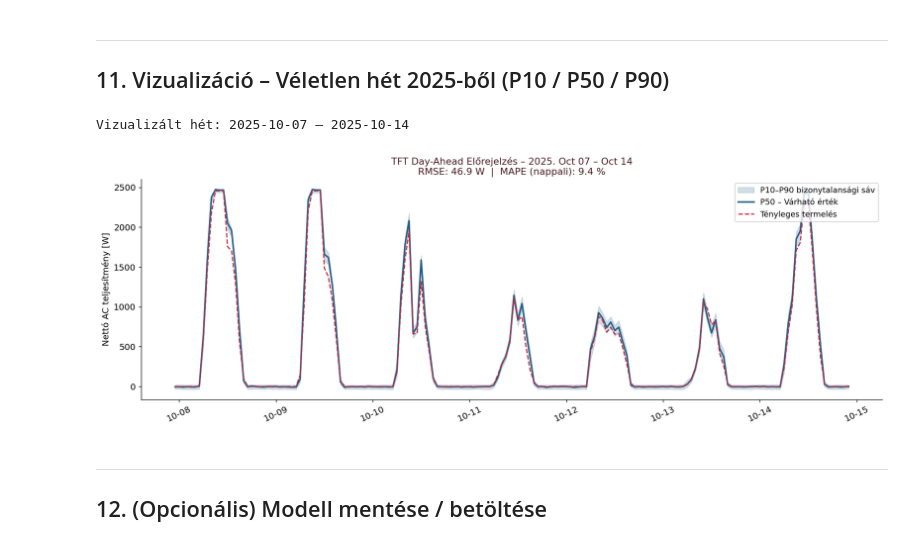
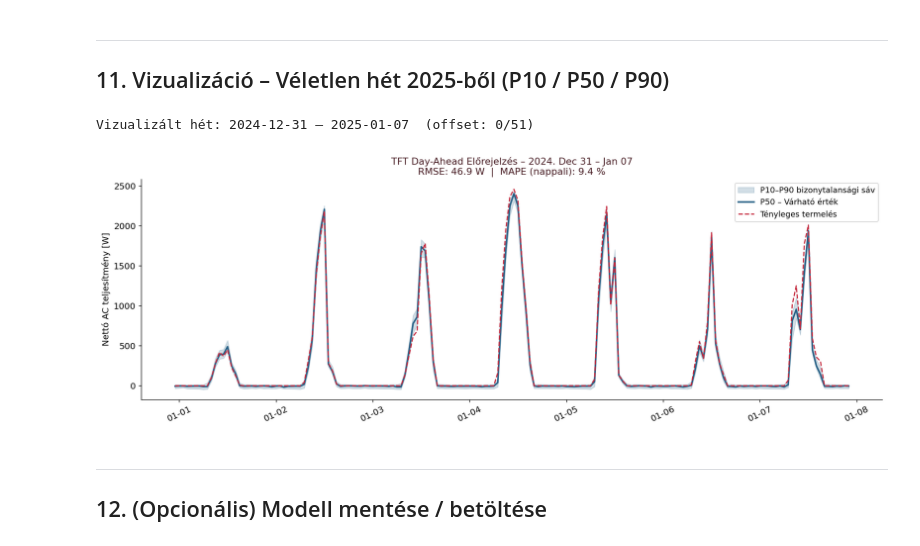
Before and after one commit to csabatatrai/solar-ml-pipeline, a Jupyter notebook: solar_ml_pipeline.ipynb, the cells around one changed output. Drawn from its saved outputs; the diff is of its cells as text; code cells hidden in the pictures.

```diff
--- a/solar_ml_pipeline.ipynb
+++ b/solar_ml_pipeline.ipynb
@@ -443,13 +490,16 @@ print("=" * 55)
 ---
 ## 11. Vizualizáció – Véletlen hét 2025-ből (P10 / P50 / P90)
 # %%
-# Véletlen hét kiválasztása 2025-ből (reprodukálható: seed=42)
-rng = random.Random(42)
-week_offset = rng.randint(0, 50)   # 0–50. hét
-week_start  = TEST_START_TS + pd.Timedelta(weeks=week_offset)
+# Véletlen hét kiválasztása a tényleges backtest időszakból
+bt_start    = backtest_p50.time_index[0]
+bt_end      = backtest_p50.time_index[-1]
+max_offset  = int((bt_end - bt_start).days / 7) - 1  # utolsó teljes hét indexe
+
+week_offset = random.randint(0, max_offset)           # minden futáskor más hét
+week_start  = bt_start + pd.Timedelta(weeks=week_offset)
 week_end    = week_start + pd.Timedelta(days=6, hours=23)
 
-print(f"Vizualizált hét: {week_start.date()} – {week_end.date()}")
+print(f"Vizualizált hét: {week_start.date()} – {week_end.date()}  (offset: {week_offset}/{max_offset})")
 
 # Adatok kivágása – az előre kiszámolt backtest_p10/p50/p90 változók újrahasználata
 actual_week = ts_test_actual.slice(week_start, week_end).to_dataframe().squeeze()
@@ -463,35 +513,35 @@ fig, ax = plt.subplots(figsize=(14, 5))
 ax.fill_between(
     p50_week.index, p10_week, p90_week,
     alpha=0.20, color=COLORS.get("ac", "#255f85"),
     label="P10–P90 bizonytalansági sáv",
 )
 ax.plot(
     p50_week.index, p50_week,
     color=COLORS.get("ac", "#255f85"), lw=2.0,
     label="P50 – Várható érték",
 )
 ax.plot(
     actual_week.index, actual_week,
     color=COLORS.get("loss", "#c5283d"), lw=1.5, ls="--",
     label="Tényleges termelés",
 )
 
 ax.set_title(
     f"TFT Day-Ahead Előrejelzés – {week_start.strftime('%Y. %b %d')} – {week_end.strftime('%b %d')}\n"
     f"RMSE: {rmse_val:.1f} W  |  MAPE (nappali): {mape_val:.1f} %",
     fontsize=12, color=COLORS.get("title", "#481d24"),
 )
 ax.set_ylabel("Nettó AC teljesítmény [W]")
 ax.set_xlabel("")
 ax.legend(loc="upper right", fontsize=10)
 ax.xaxis.set_major_formatter(mdates.DateFormatter("%m-%d"))
 ax.xaxis.set_major_locator(mdates.DayLocator())
 plt.xticks(rotation=25)
 plt.tight_layout()
 plt.show()
 # %% [output]
-Vizualizált hét: 2025-10-07 – 2025-10-14
+Vizualizált hét: 2024-12-31 – 2025-01-07  (offset: 0/51)
-[figure, old version]
+[figure, new version]
 # %% [markdown]
 ---
 ## 12. (Opcionális) Modell mentése / betöltése
```
Also changed, not shown: parts of 9 cells of this notebook, 3 other files.
